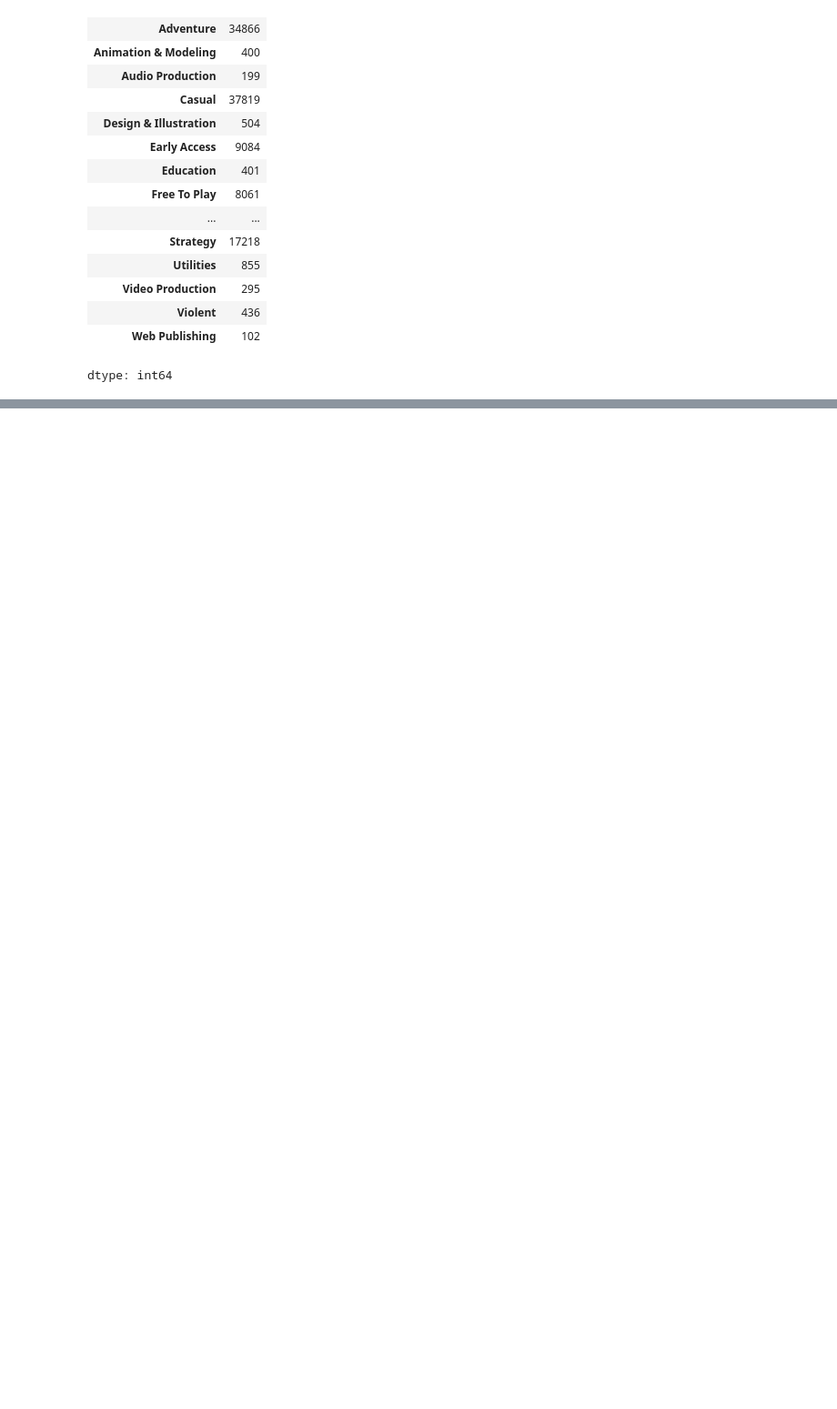
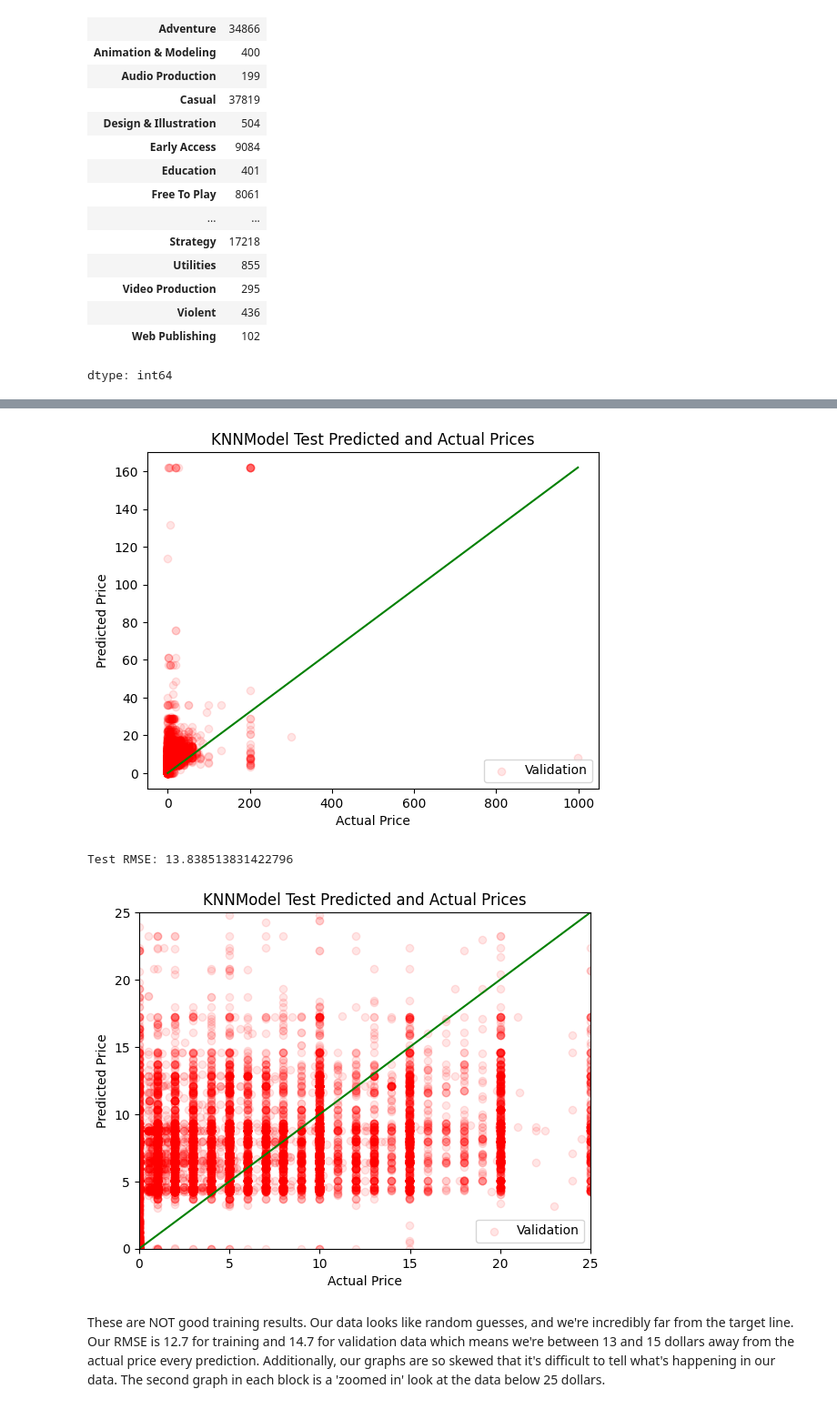
Before and after one commit to adamledet/itds-project-2025, a Jupyter notebook: Data_Science_Project.ipynb, the cells around one changed output, grey strips where cells are left out. Shown at 91% size. Drawn from its saved outputs; the diff is of its cells as text; code cells hidden in the pictures; blank space fills up the shorter version.

```diff
--- a/Data_Science_Project.ipynb
+++ b/Data_Science_Project.ipynb
@@ -746,0 +411,30 @@ To-Do for Milestone 3:
+# %%
+plt.scatter(testLabel,testPredLabels, color="red", label="Validation", alpha=0.1)
+plt.plot([0,testLabel.max()],[0,testPredLabels.max()], color="green")# Test line to show what the 'correct prediction' should be
+plt.xlabel("Actual Price")
+plt.ylabel("Predicted Price")
+plt.title("KNNModel Test Predicted and Actual Prices")
+#plt.xlim(0, 25)
+#plt.ylim(0, 25)
+plt.legend()
+plt.show()
+
+print("Test RMSE:",rmse_list_test[0])
+
+cutoffPoint = 25
+plt.scatter(testLabel,testPredLabels, color="red", label="Validation", alpha=0.1)
+plt.plot([0,cutoffPoint],[0,cutoffPoint], color="green")# Test line to show what the 'correct prediction' should be
+plt.xlabel("Actual Price")
+plt.ylabel("Predicted Price")
+plt.title("KNNModel Test Predicted and Actual Prices")
+plt.xlim(0, cutoffPoint)
+plt.ylim(0, cutoffPoint)
+plt.legend()
+plt.show()
+# %% [output]
+[figure, added]
+Test RMSE: 13.838513831422796
+[figure, added]
+# %% [markdown]
+These are NOT good training results. Our data looks like random guesses, and we're incredibly far from the target line. Our RMSE is 12.7 for training and 14.7 for validation data which means we're between 13 and 15 dollars away from the actual price every prediction.
+Additionally, our graphs are so skewed that it's difficult to tell what's happening in our data. The second graph in each block is a 'zoomed in' look at the data below 25 dollars.
```
Also changed, not shown: parts of 59 cells of this notebook, 1 other file.
